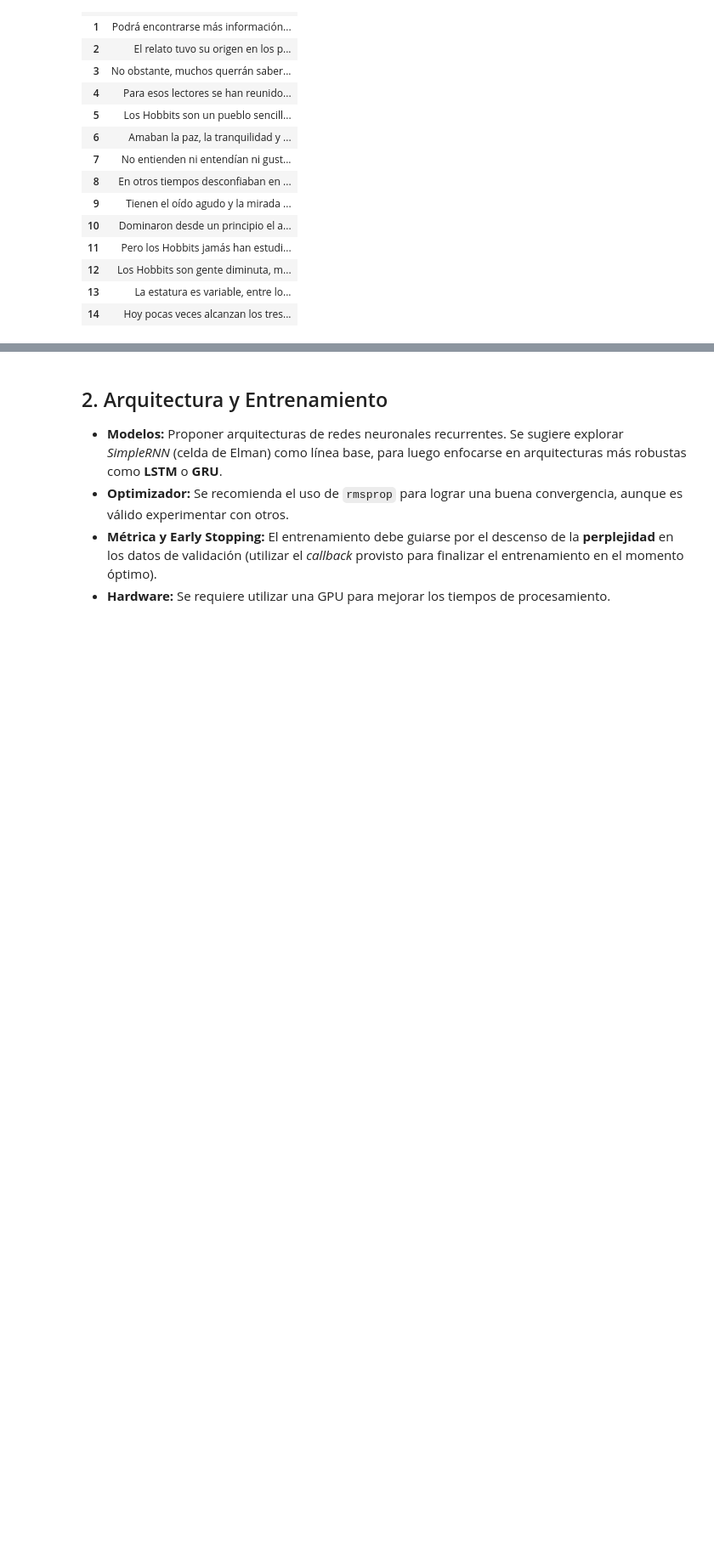
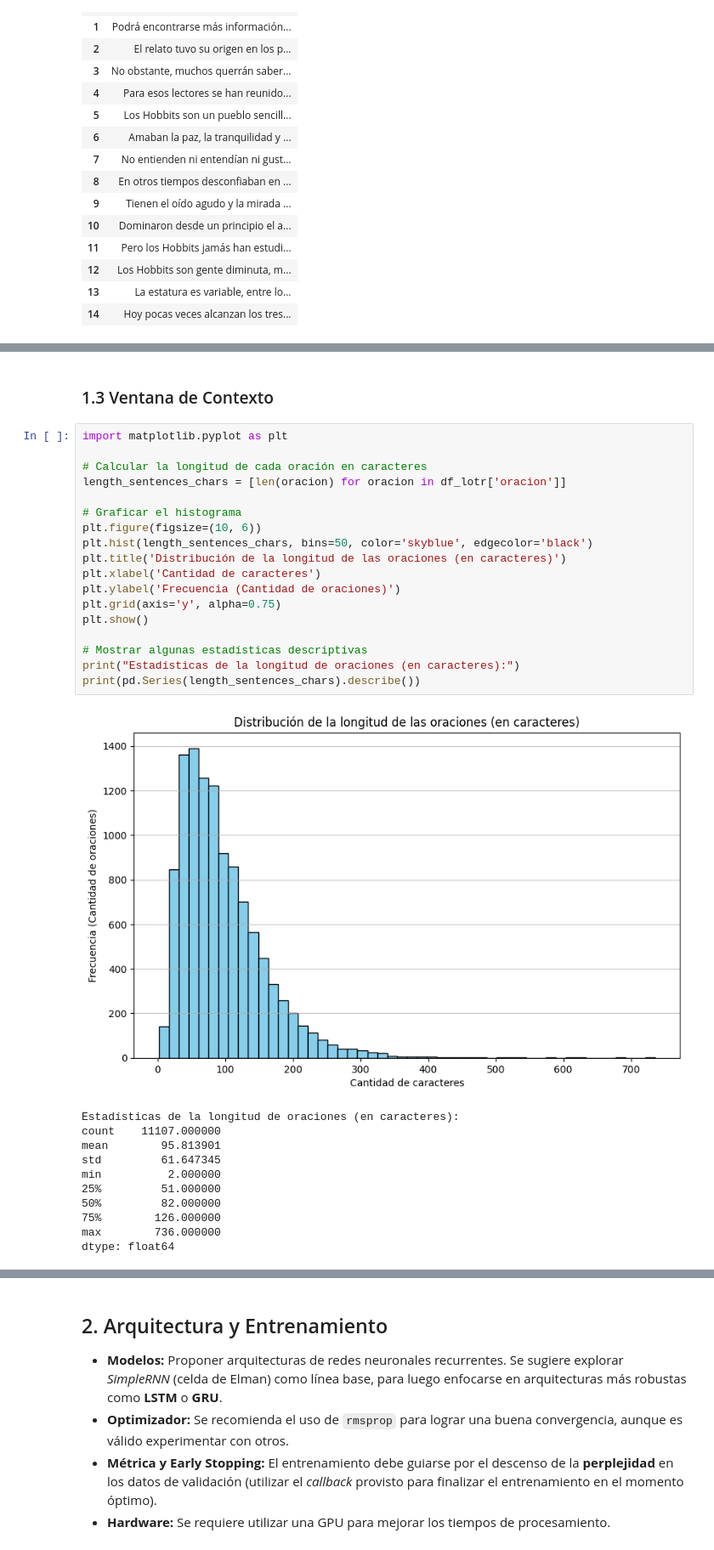
Before and after one commit to AndresMontesDeOca/NLP_1, a Jupyter notebook: Desafios/Desafio_3_AndresMontesDeOca.ipynb, the cells around one changed output, grey strips where cells are left out. Shown at 85% size. Drawn from its saved outputs; the diff is of its cells as text; blank space fills up the shorter version.

```diff
--- a/Desafios/Desafio_3_AndresMontesDeOca.ipynb
+++ b/Desafios/Desafio_3_AndresMontesDeOca.ipynb
@@ -79,0 +110,32 @@ Cantidad de oraciones extraídas: 11107
+# %% [markdown]
+### 1.3 Ventana de Contexto
+# %%
+import matplotlib.pyplot as plt
+
+# Calcular la longitud de cada oración en caracteres
+length_sentences_chars = [len(oracion) for oracion in df_lotr['oracion']]
+
+# Graficar el histograma
+plt.figure(figsize=(10, 6))
+plt.hist(length_sentences_chars, bins=50, color='skyblue', edgecolor='black')
+plt.title('Distribución de la longitud de las oraciones (en caracteres)')
+plt.xlabel('Cantidad de caracteres')
+plt.ylabel('Frecuencia (Cantidad de oraciones)')
+plt.grid(axis='y', alpha=0.75)
+plt.show()
+
+# Mostrar algunas estadísticas descriptivas
+print("Estadísticas de la longitud de oraciones (en caracteres):")
+print(pd.Series(length_sentences_chars).describe())
+# %% [output]
+[figure, added]
+Estadísticas de la longitud de oraciones (en caracteres):
+count    11107.000000
+mean        95.813901
+std         61.647345
+min          2.000000
+25%         51.000000
+50%         82.000000
+75%        126.000000
+max        736.000000
+dtype: float64
```
Also changed, not shown: parts of 5 cells of this notebook.
